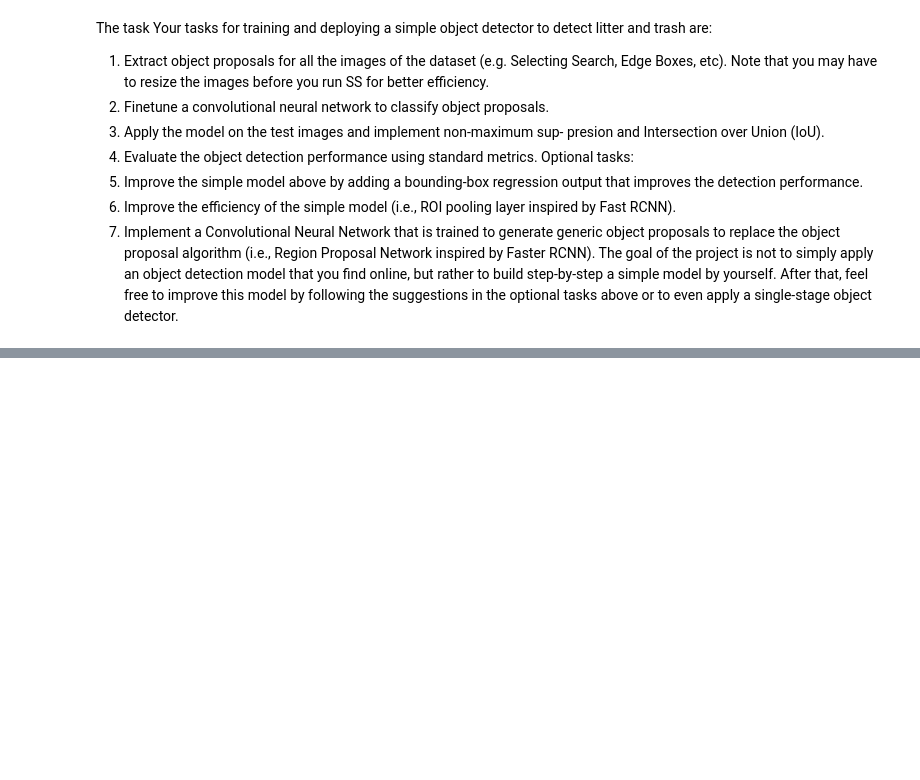
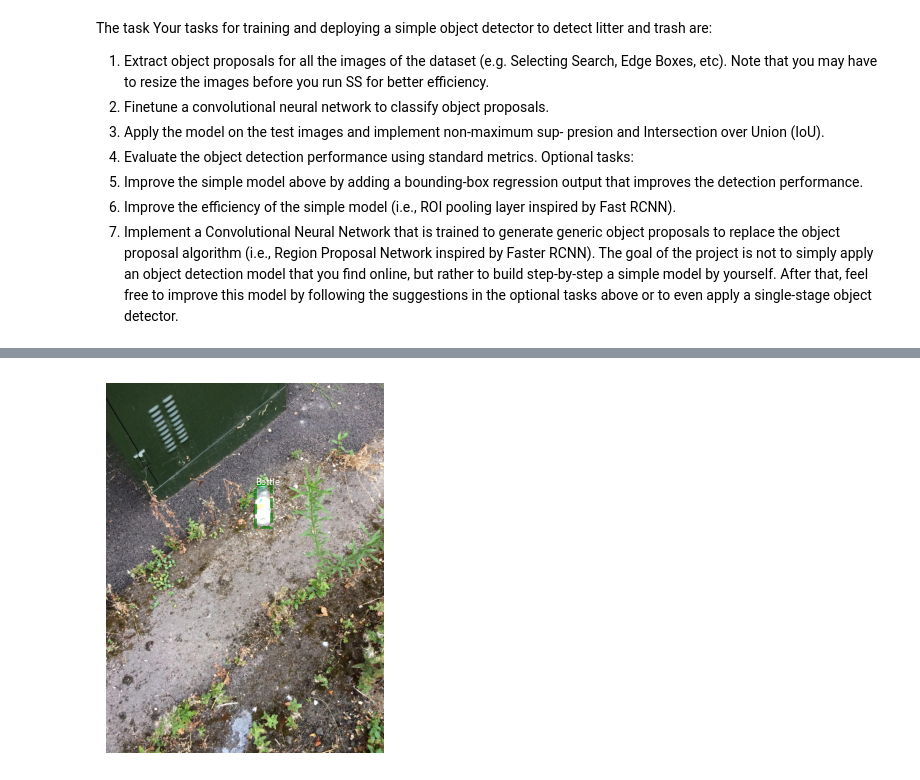
Before and after one commit to ExplodedViewMelon/02514_Project4, a Jupyter notebook: notebook.ipynb, the cells around one changed output, grey strips where cells are left out. Cells and saved outputs as stored; diff of their text form; code cells hidden in the pictures; blank space fills up the shorter version.

```diff
--- a/notebook.ipynb
+++ b/notebook.ipynb
@@ -43,0 +95,27 @@ cp: ‘demo.ipynb’ and ‘./demo.ipynb’ are the same file
+# %%
+# create IDs for super categories
+SUPER_CATEGORIES = set()
+for sub_category_d in dataset["categories"]:
+    superCategoryName = sub_category_d["supercategory"]
+    SUPER_CATEGORIES.add(superCategoryName)
+SUPER_CATEGORIES_ID_TO_NAME = {id:name for id, name in enumerate(SUPER_CATEGORIES)}
+SUPER_CATEGORIES_NAME_TO_ID = {name:id for id, name in enumerate(SUPER_CATEGORIES)}
+
+# create SUB -> SUPER dictionary
+SUB_ID_TO_SUPER_ID = {}
+for sub_category_d in dataset["categories"]:
+    superCategoryName = sub_category_d["supercategory"]
+    subCategoryId = sub_category_d["id"]
+    subCategoryName = sub_category_d["name"]
+    # add super category id to sub
+    SUB_ID_TO_SUPER_ID[subCategoryId] = SUPER_CATEGORIES_NAME_TO_ID[superCategoryName]
+# %%
+class _BoundingBox:
+    def __init__(self, d):
+        self.x,self.y,self.w,self.h = d["bbox"]
+        self.xywh = d["bbox"]
+        self.subCategoryId = d["category_id"]
+        self.superCategoryId = SUB_ID_TO_SUPER_ID[self.subCategoryId]
+        self.superCategoryName = SUPER_CATEGORIES_ID_TO_NAME[self.superCategoryId]
+        self.label = superCategoryName
+        self.imageId = d["image_id"]
@@ -43,0 +164,20 @@ cp: ‘demo.ipynb’ and ‘./demo.ipynb’ are the same file
+# %%
+# custom torch dataset object
+class Dataset(torch.utils.data.Dataset):
+    def __init__(self, dataset, transform=None):
+        self.dataset = dataset
+        self.transform = transform
+
+    def __len__(self):
+        return len(self.dataset["images"])
+
+    def __getitem__(self, idx):
+        d = self.dataset["images"][idx]
+        Image = _Image(d, coco_annotations)
+        if self.transform: Image.image = self.transform(Image.image) #TODO transform bbs
+        return Image
+# %%
+_dataset = Dataset(dataset)
+_dataset[np.random.randint(0,100)].imshow()
+# %% [output]
+[figure, added]
```
Also changed, not shown: parts of 14 cells of this notebook.
